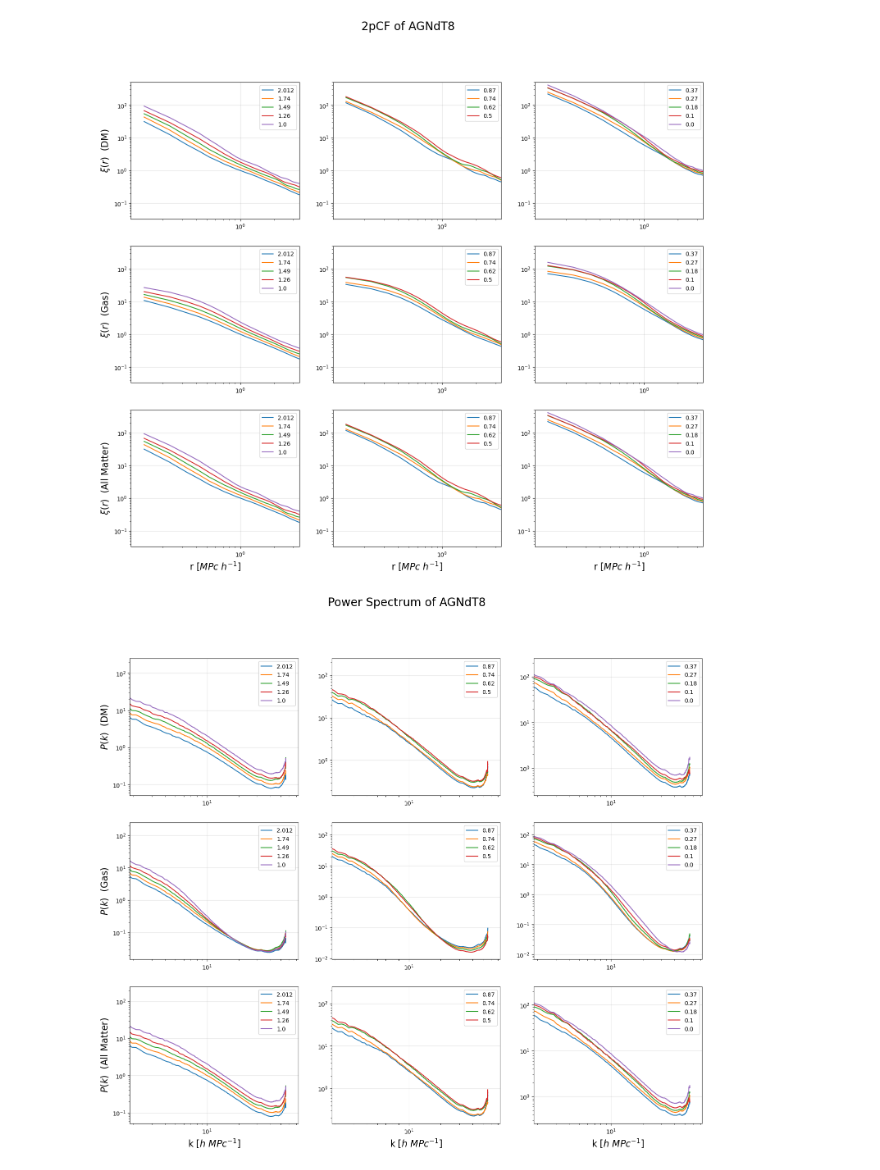
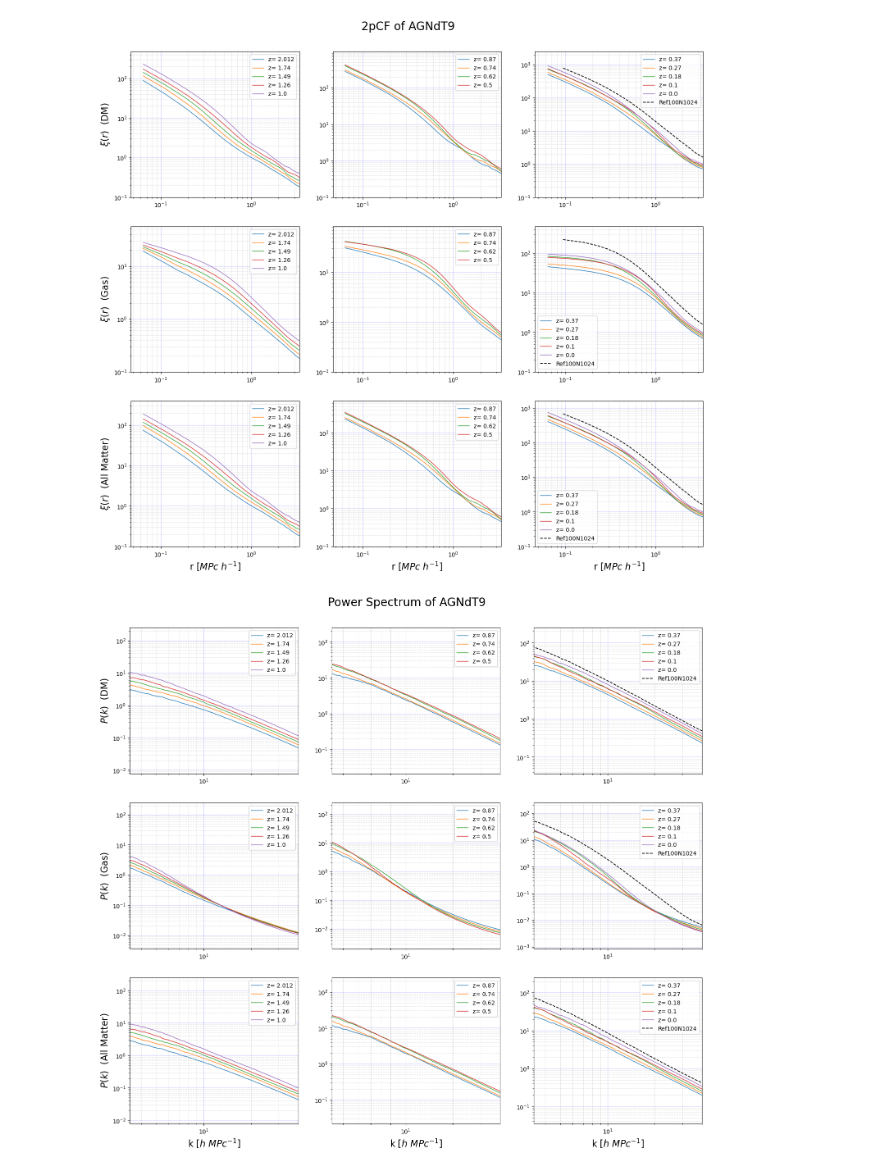
Before and after one commit to sparxastronomy/2022_SummerProject, a Jupyter notebook: FinalProducts/plot_fine.ipynb, the cells around one changed output. Cells and saved outputs as stored; diff of their text form; code cells hidden in the pictures.

Commit message:
Added Horizon data, plotted cumlants

```diff
--- a/FinalProducts/plot_fine.ipynb
+++ b/FinalProducts/plot_fine.ipynb
@@ -37,7 +36,7 @@ f.close()
 
 # Arrays to save the data
 Master_2pCF = []
-Master_CC   = []
+# Master_CC   = []
 
 for z_path in (f_15, f_16, f_17, f_18, f_19, f_20, f_21, f_22, f_23, f_24, f_25, f_26, f_27, f_28):
     DM = []; Gas = []; All = []; CC = []
@@ -46,12 +45,12 @@ for z_path in (f_15, f_16, f_17, f_18, f_19, f_20, f_21, f_22, f_23, f_24, f_25,
         DM.append([f['2pCF']['DM']['r'][:], f['2pCF']['DM']['xi0'][:]])
         Gas.append([f['2pCF']['gas']['r'][:], f['2pCF']['gas']['xi0'][:]])
         All.append([f['2pCF']['all_matter']['r'][:], f['2pCF']['all_matter']['xi0'][:]])
-        CC.append([f['CC']['BH-Gas']['r'][:], f['CC']['BH-Gas']['xi0'][:]])
+        # CC.append([f['CC']['BH-Gas']['r'][:], f['CC']['BH-Gas']['xi0'][:]])
         f.close()
 
     # concatenating the data
     Master_2pCF.append([DM, Gas, All])
-    Master_CC.append(CC)
+    # Master_CC.append(CC)
 # %%
 ## Reading DM, Gas and All Matter Power Spectrum from the files
 # Arrays to save the data
@@ -83 +84,6 @@ h2 = 2*np.pi/h1
+# %%
+ref_f = h5.File('coarse/Ref100_s28_1024.hdf5',"r")
+ref_cf = ref_f['2pCF']  # 2pCF group
+ref_pk = ref_f['Pk']    # Pk group
+# ref_f.close()
 # %% [markdown]
@@ -90,44 +155,54 @@ subplot 3: z = 0.5 - 0.0
 breakpoints = [5, 9, 14]
 y_labels = ["(DM)", "(Gas)", "(All Matter)"]
 
 fig, ax = plt.subplots(3,3, figsize=(18,15), dpi=100)
 
 for c in range(3):
     last_break = 0
     ax[c,0].set_ylabel('$\\xi(r)$  '+y_labels[c], fontsize=16)
     for i in enumerate(breakpoints):
         # iterating over the Master_2pCF array with the breakpoints
         for j in range(last_break, i[1]):
-            ax[c, i[0]].loglog(Master_2pCF[j][c][0][0], Master_2pCF[j][c][0][1], label=z_vals[j])
-        ax[c,i[0]].set_xlim(right= h1)
-        ax[c,i[0]].set_ylim((1e-1)/3, (1e3)/2)
-        ax[c,i[0]].grid(alpha=0.4)
+            ax[c, i[0]].loglog(Master_2pCF[j][c][1][0], Master_2pCF[j][c][1][1], lw=1, label='z= '+str(z_vals[j]))
+        # plotting the reference data
+        if i[0]==2:
+            ax[c,i[0]].loglog(ref_cf[keys[c]]['r'][:], ref_cf[keys[c]]['xi0'][:], lw=1.3, color='black', ls='--', label="Ref100N1024")
+        ax[c,i[0]].set_xlim(right=h1)
+        ax[c,i[0]].set_ylim(bottom=(1e-1))
         ax[c,i[0]].legend()
+        ax[c,i[0]].grid(alpha=0.2, color='blue')
+        ax[c,i[0]].grid(alpha=0.4, which='minor', linestyle='--')
         last_break = i[1]
         if c==2:
             ax[c,i[0]].set_xlabel('r [$MPc~h^{-1}$]', fontsize=16)
-fig.suptitle('2pCF of AGNdT8', fontsize=20);
-plt.savefig("AGNdT8_2pCF.jpg", bbox_inches='tight', dpi=300)
+fig.suptitle('2pCF of AGNdT9', fontsize=20);
+fig.subplots_adjust(top=0.93)
+# plt.savefig("Plots/AGNdT9_2pCF.jpg", bbox_inches='tight', dpi=300)
 
 
 # now plotting power spectrum
 fig, ax = plt.subplots(3,3, figsize=(18,15), dpi=100)
 for c in range(3):
     last_break = 0
     ax[c,0].set_ylabel('$P(k)$  '+y_labels[c], fontsize=16)
     for i in enumerate(breakpoints):
         # iterating over the Master_2pCF array with the breakpoints
         for j in range(last_break, i[1]):
-            ax[c, i[0]].loglog(Master_Pk[j][c][0][0][:-2], Master_Pk[j][c][0][1][:-2], label=z_vals[j])
-        ax[c,i[0]].set_xlim(left= h2)
-        ax[c,i[0]].set_ylim(top=(1e3)/4)
+            ax[c, i[0]].loglog(Master_Pk[j][c][1][0][:-2], Master_Pk[j][c][1][1][:-2], lw=1, label='z= '+str(z_vals[j]))
+        # plotting the reference data
+        if i[0]==2:
+            ax[c,i[0]].loglog(ref_pk[keys[c]]['k'][:], ref_pk[keys[c]]['Pk0'][:], lw=1.3, color='black', ls='--', label="Ref100N1024")
+        ax[c,i[0]].set_xlim(left= h1, right=40)
+        ax[c,i[0]].set_ylim(top = (1e3)/4)
         ax[c,i[0]].legend()
-        ax[c,i[0]].grid(alpha=0.4)
+        ax[c,i[0]].grid(alpha=0.2, color='blue')
+        ax[c,i[0]].grid(alpha=0.4, which='minor', linestyle='--')
         last_break = i[1]
         if c==2:
             ax[c,i[0]].set_xlabel('k [$h~MPc^{-1}$]', fontsize=16)
-fig.suptitle('Power Spectrum of AGNdT8', fontsize=20);
-plt.savefig("AGNdT8_Pk.jpg", bbox_inches='tight', dpi=300)
+fig.suptitle('Power Spectrum of AGNdT9', fontsize=20);
+fig.subplots_adjust(top=0.93)
+# plt.savefig("Plots/AGNdT9_Pk.jpg", bbox_inches='tight', dpi=300)
 # %% [output]
-[figure, old version]
+[figure, new version]
-[figure, old version]
+[figure, new version]
```
Also changed, not shown: parts of 18 cells of this notebook, 3 other files.
